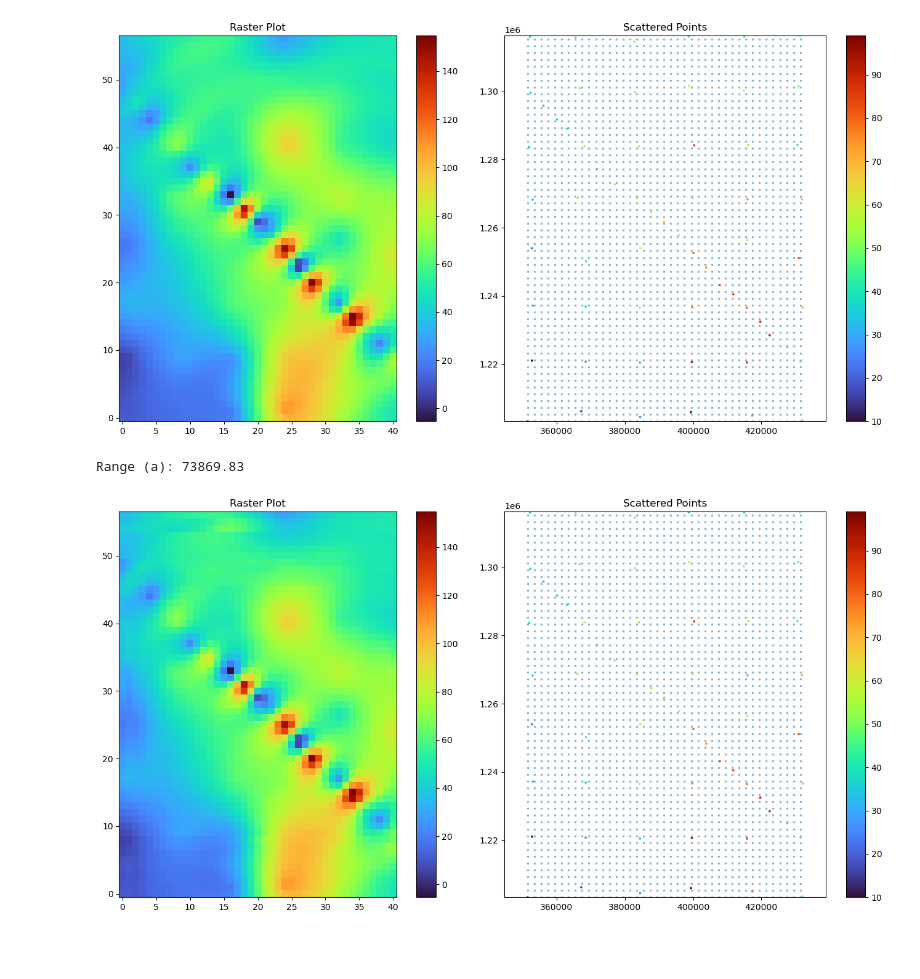
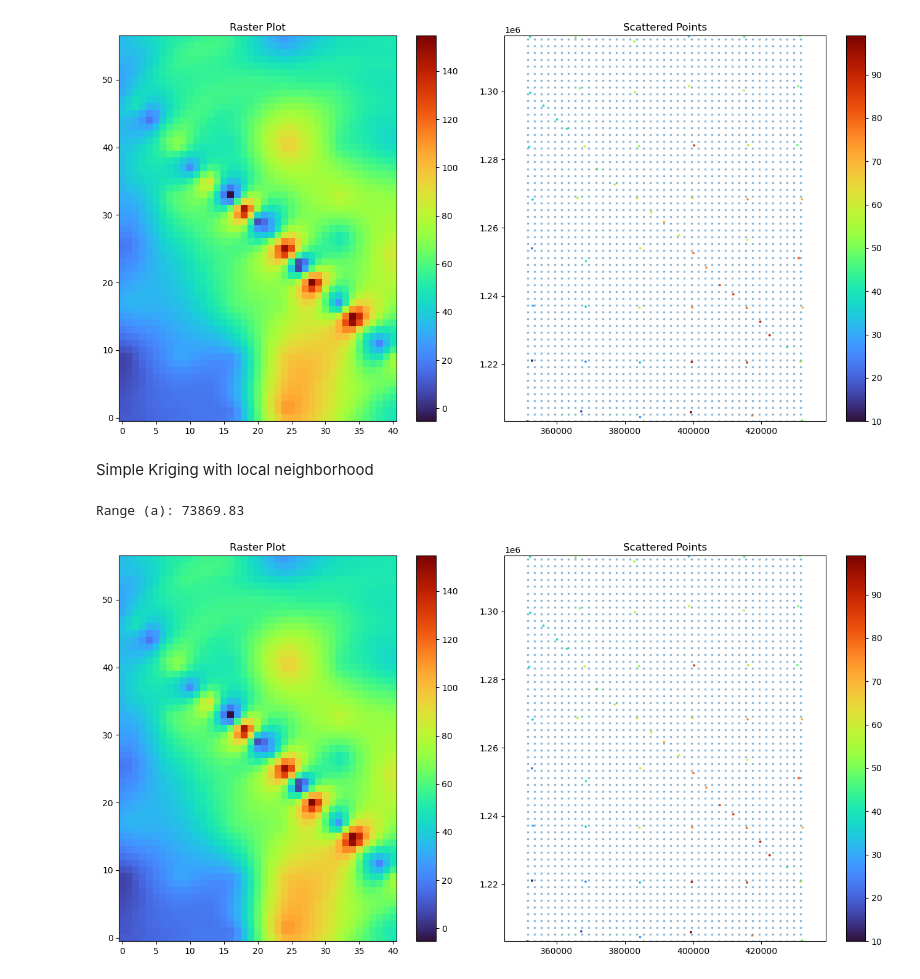
Before and after one commit to relativityhd/spatial-statistics-final-project, a Jupyter notebook: Kriging_test_small_N.ipynb, the cells around one changed output. Saved outputs shown, nothing was run; the diff lists cells and outputs as text; code cells hidden in the pictures; blank space fills up the shorter version.

Commit message:
Simple and Ordinary Kriging fixed Indikator Kriging on the way

```diff
--- a/Kriging_test_small_N.ipynb
+++ b/Kriging_test_small_N.ipynb
@@ -304,9 +306,11 @@ plt.tight_layout()
 plt.show()
 # %% [output]
 [figure]
+# %% [markdown]
+Simple Kriging with local neighborhood
 # %%
 import sys
-max_range = cof_u[2]
+max_range = cof_u[2] * 1.2
 print(f"Range (a): {cof_u[2]:.2f}")
 
 
@@ -335,31 +339,31 @@ for i in range(x_p.shape[0]):
     #print(i,np.sum(lam))
 
     Z_sk[i] = (lam.T @ (z[neighborhood]-m) ) + m # interpolated value
 
 
 # Reshape
 Z_sk = Z_sk.reshape(x_e.shape)
 
 Zsk_2 = Z_sk
 
 fig, ax = plt.subplots(ncols=2, figsize=(14, 7))
 
 # Plot the raster on the left
 im = ax[0].imshow(Z_sk, origin="lower",cmap="turbo", vmin=np.nanpercentile(Z_sk, 0), vmax=np.nanpercentile(Z_sk, 100))
 fig.colorbar(im, ax=ax[0])
 ax[0].set_title('Raster Plot')
 
 # Plot the scattered points on the right
 sc = ax[1].scatter(x_o[:, 0], x_o[:, 1], s=3,c=z,cmap="turbo")
 ax[1].scatter(x_p[:,0],x_p[:,1],s=3,alpha=0.4)
 ax[1].set_title('Scattered Points')
 plt.colorbar(sc,ax=ax[1])
 ax[1].axis("equal")
 ax[1].set_xlim(e_range)
 ax[1].set_ylim(n_range)
 
 plt.tight_layout()
 plt.show()
 # %% [output]
 Range (a): 73869.83
-[figure, old version]
+[figure, new version]
```
Also changed, not shown: parts of 4 cells of this notebook, 1 other file.
